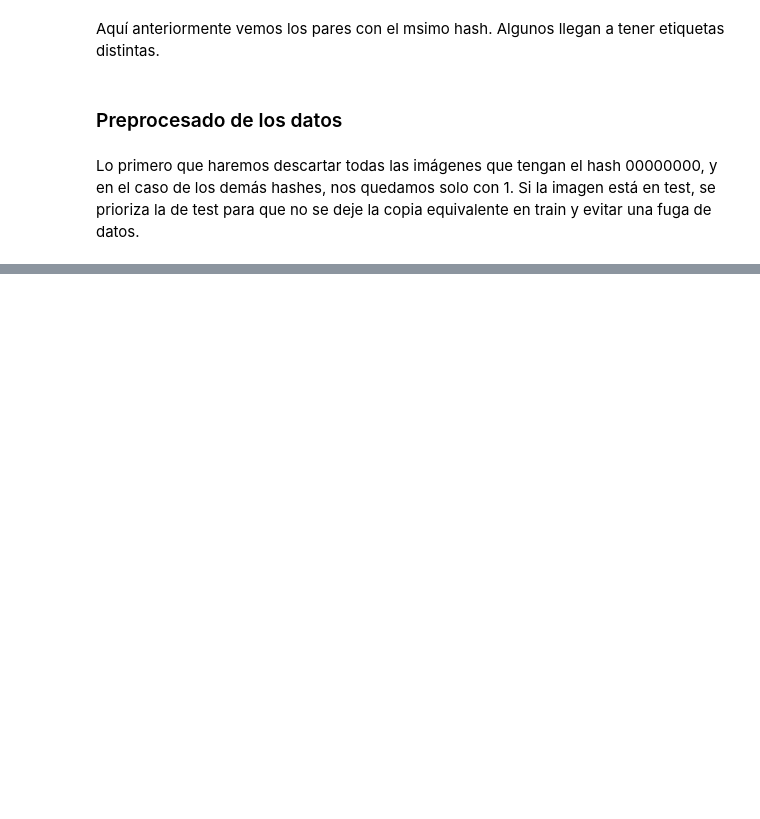
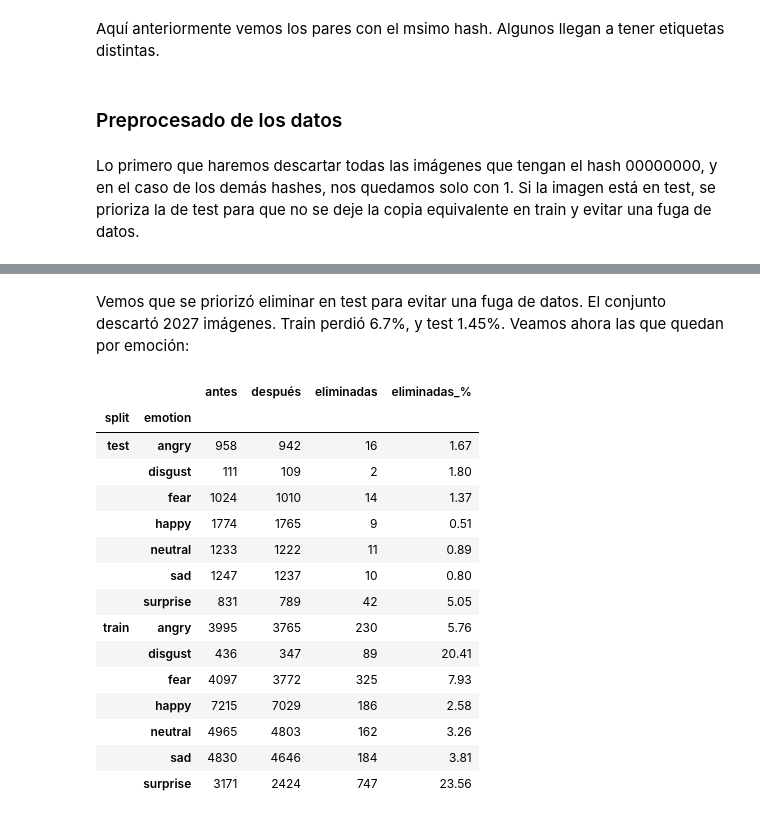
Before and after one commit to oliverAnderson18/deteccion_emociones, a Jupyter notebook: develop.ipynb, the cells around one changed output, grey strips where cells are left out. Cells and saved outputs as stored; diff of their text form; code cells hidden in the pictures; blank space fills up the shorter version.

```diff
--- a/develop.ipynb
+++ b/develop.ipynb
@@ -617,0 +661,43 @@ Lo primero que haremos descartar todas las imágenes que tengan el hash 00000000
+# %% [markdown]
+Vemos que se priorizó eliminar en test para evitar una fuga de datos. El conjunto descartó 2027 imágenes. Train perdió 6.7%, y test 1.45%. Veamos ahora las que quedan por emoción:
+# %%
+before = pd.concat([
+    train_hashes.assign(split="train"),
+    test_hashes.assign(split="test")
+])
+
+after = pd.concat([train_clean, test_clean])
+
+balance_after_dhash = pd.concat([
+    before.groupby(["split", "emotion"]).size().rename("antes"),
+    after.groupby(["split", "emotion"]).size().rename("después")
+], axis=1).fillna(0).astype(int)
+
+balance_after_dhash["eliminadas"] = (
+    balance_after_dhash["antes"]
+    - balance_after_dhash["después"]
+)
+
+balance_after_dhash["eliminadas_%"] = (
+    100 * balance_after_dhash["eliminadas"]
+    / balance_after_dhash["antes"]
+).round(2)
+
+display(balance_after_dhash)
+# %% [output]
+|  |  | antes | después | eliminadas | eliminadas_% |
+| split | emotion |  |  |  |  |
+| test | angry | 958 | 942 | 16 | 1.67 |
+|  | disgust | 111 | 109 | 2 | 1.80 |
+|  | fear | 1024 | 1010 | 14 | 1.37 |
+|  | happy | 1774 | 1765 | 9 | 0.51 |
+|  | neutral | 1233 | 1222 | 11 | 0.89 |
+|  | sad | 1247 | 1237 | 10 | 0.80 |
+|  | surprise | 831 | 789 | 42 | 5.05 |
+| train | angry | 3995 | 3765 | 230 | 5.76 |
+|  | disgust | 436 | 347 | 89 | 20.41 |
+|  | fear | 4097 | 3772 | 325 | 7.93 |
+|  | happy | 7215 | 7029 | 186 | 2.58 |
+|  | neutral | 4965 | 4803 | 162 | 3.26 |
+|  | sad | 4830 | 4646 | 184 | 3.81 |
+|  | surprise | 3171 | 2424 | 747 | 23.56 |
```
Also changed, not shown: parts of 10 cells of this notebook.
